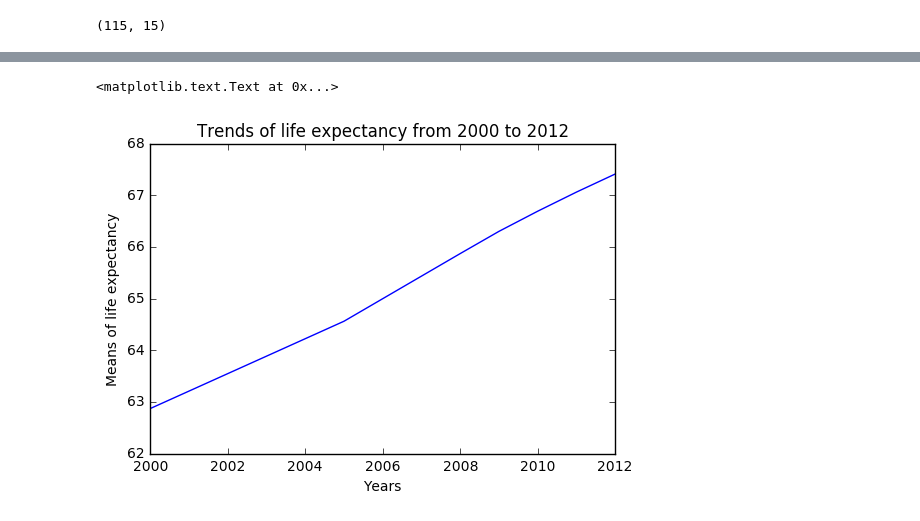
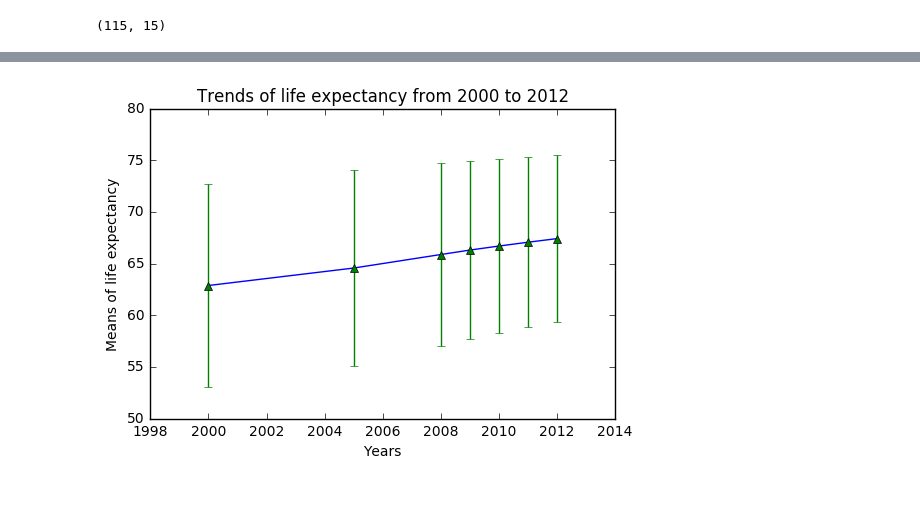
Before and after one commit to UW-Biol419-Wi2017/Life-expectancy-Final-project, a Jupyter notebook: Untitled.ipynb, the cells around one changed output, grey strips where cells are left out. Drawn from its saved outputs; the diff is of its cells as text; code cells hidden in the pictures.

```diff
--- a/Untitled.ipynb
+++ b/Untitled.ipynb
@@ -211,10 +276,13 @@ The standard deviation of life expectancy of 2012 is 8.055847593485318
 # %%
 x=np.array([2000,2005,2008,2009,2010,2011,2012])
 y=np.array([62.87,64.56,65.87,66.30,66.69,67.06,67.41])
+e =np.array([9.80,9.48,8.82,8.60,8.40,8.21,8.06])
 plt.plot(x,y)
+plt.xlim((1998,2014))
 plt.title('Trends of life expectancy from 2000 to 2012')
 plt.xlabel('Years')
 plt.ylabel('Means of life expectancy')
+plt.errorbar(x, y, e, linestyle='None', marker='^')
+plt.show()
 # %% [output]
-<matplotlib.text.Text at 0x...>
-[figure, old version]
+[figure, new version]
```
Also changed, not shown: parts of 9 cells of this notebook.
